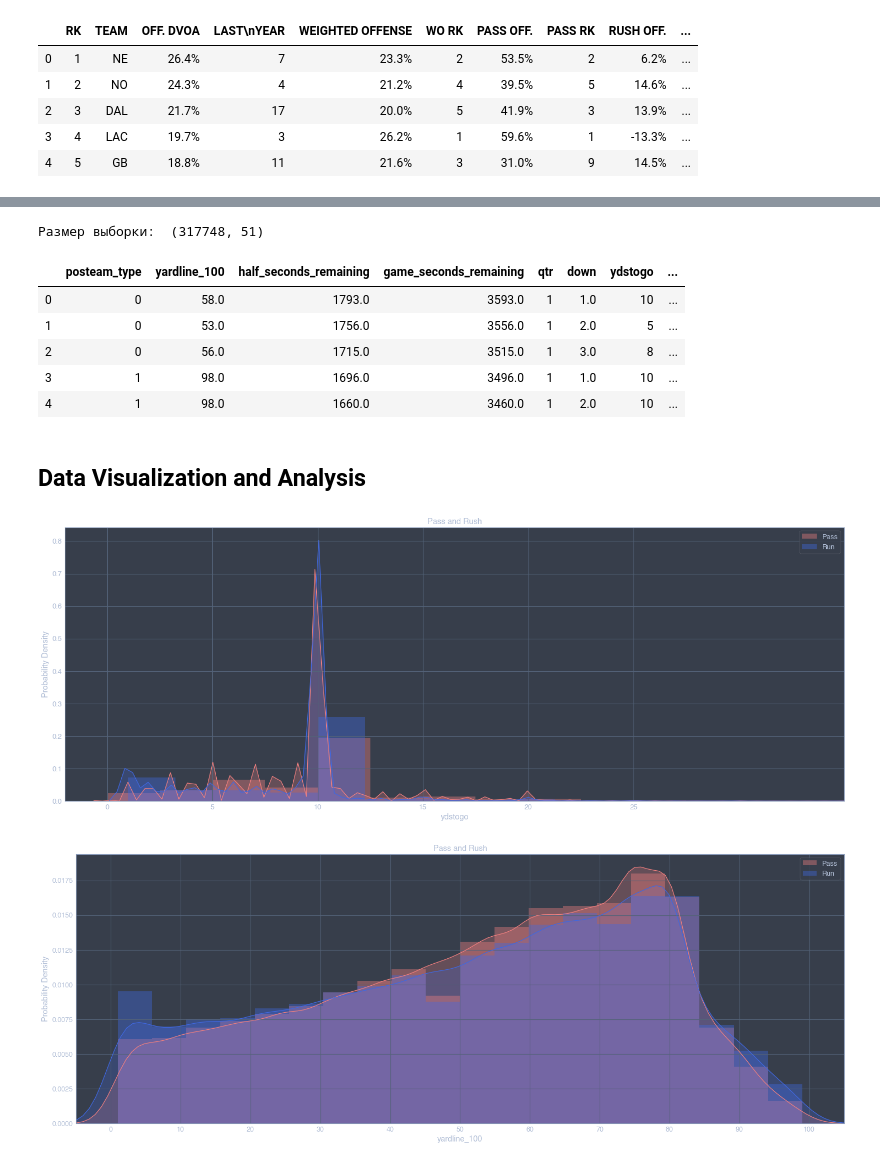
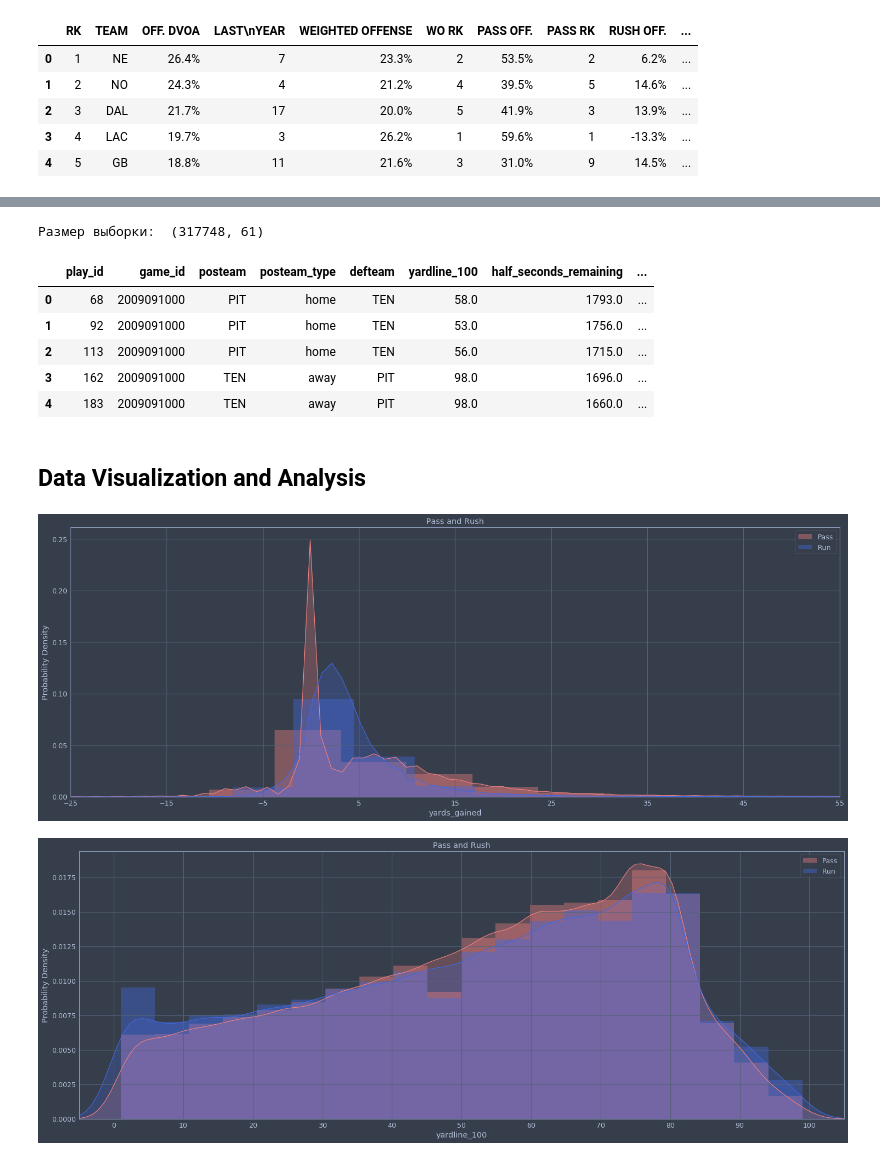
Before and after one commit to alcobeard/otus, a Jupyter notebook: ML/Project/NFL play prediction.ipynb, the cells around one changed output, grey strips where cells are left out. Cells and saved outputs as stored; diff of their text form; code cells hidden in the pictures.

```diff
--- a/ML/Project/NFL play prediction.ipynb
+++ b/ML/Project/NFL play prediction.ipynb
@@ -965,12 +968,12 @@ df_rp = pd.read_csv('data/pre ready.csv')
 # %%
 pd.options.display.max_columns = None
-print('Размер выборки: ', df_rp.shape)
-df_rp.head()
+print('Размер выборки: ', df.shape)
+df.head()
 # %% [output]
-Размер выборки:  (317748, 51)
+Размер выборки:  (317748, 61)
-|  | posteam_type | yardline_100 | half_seconds_remaining | game_seconds_remaining | qtr | down | ydstogo | ... |
-| 0 | 0 | 58.0 | 1793.0 | 3593.0 | 1 | 1.0 | 10 | ... |
-| 1 | 0 | 53.0 | 1756.0 | 3556.0 | 1 | 2.0 | 5 | ... |
-| 2 | 0 | 56.0 | 1715.0 | 3515.0 | 1 | 3.0 | 8 | ... |
-| 3 | 1 | 98.0 | 1696.0 | 3496.0 | 1 | 1.0 | 10 | ... |
-| 4 | 1 | 98.0 | 1660.0 | 3460.0 | 1 | 2.0 | 10 | ... |
+|  | play_id | game_id | posteam | posteam_type | defteam | yardline_100 | half_seconds_remaining | ... |
+| 0 | 68 | 2009091000 | PIT | home | TEN | 58.0 | 1793.0 | ... |
+| 1 | 92 | 2009091000 | PIT | home | TEN | 53.0 | 1756.0 | ... |
+| 2 | 113 | 2009091000 | PIT | home | TEN | 56.0 | 1715.0 | ... |
+| 3 | 162 | 2009091000 | TEN | away | PIT | 98.0 | 1696.0 | ... |
+| 4 | 183 | 2009091000 | TEN | away | PIT | 98.0 | 1660.0 | ... |
@@ -984,3 +980,6 @@ df_rp = df_rp.drop(['play_id'], axis=1)
+# %%
+# df.to_csv('data/pre-visualize.csv', encoding='utf-8', index=False)
+df = pd.read_csv('data/pre-visualize.csv')
 # %% [markdown]
 ## Data Visualization and Analysis
 # %%
@@ -990,24 +989,24 @@ import cufflinks
 cufflinks.go_offline()
 # Устанавливаем глобальную тему
 # %%
-C = ['lightcoral','royalblue','forestgreen','gold','#3D0553', '#4D798C', '#7DC170', '#F7E642']
+C = ['lightcoral','royalblue','forestgreen','gold','#FB8861','#56F9BB','#C5B3F9','#FACE8D']
 # %%
-df_pass = df_rp[df_rp.play_type == 'pass'].copy()
-df_run = df_rp[df_rp.play_type == 'run'].copy()
+df_pass = df[df.play_type == 'pass'].copy()
+df_run = df[df.play_type == 'run'].copy()
 
 fig, ax = plt.subplots(figsize=(25,9))
-sns.distplot(df_pass.ydstogo, bins=20, kde_kws=dict(shade=True), kde=True, color=C[0],
+sns.distplot(df_pass.yards_gained, bins=20, kde_kws=dict(shade=True), kde=True, color=C[0],
              ax=ax, label='Pass')
-sns.distplot(df_run.ydstogo, bins=20, kde_kws=dict(shade=True), kde=True, color=C[1],
+sns.distplot(df_run.yards_gained, bins=20, kde_kws=dict(shade=True), kde=True, color=C[1],
              ax=ax, label='Run')
-plt.xlim(-2, 35)
-plt.xticks(range(0, 30, 5))
+plt.xlim(-5, 10)
+plt.xticks(range(-25, 65, 10))
 plt.legend(loc=0)
 plt.ylabel('Probability Density')
 plt.title('Pass and Rush')
 plt.show();
 # %% [output]
-[figure, old version]
+[figure, new version]
 # %%
 fig, ax = plt.subplots(figsize=(25,9))
 sns.distplot(df_pass.yardline_100, bins=20, kde_kws=dict(shade=True), kde=True, color=C[0],
@@ -1021,4 +1020,4 @@ plt.ylabel('Probability Density')
 plt.title('Pass and Rush')
 plt.show();
 # %% [output]
-[figure, old version]
+[figure, new version]
```
Also changed, not shown: parts of 159 cells of this notebook, 2 other files.
